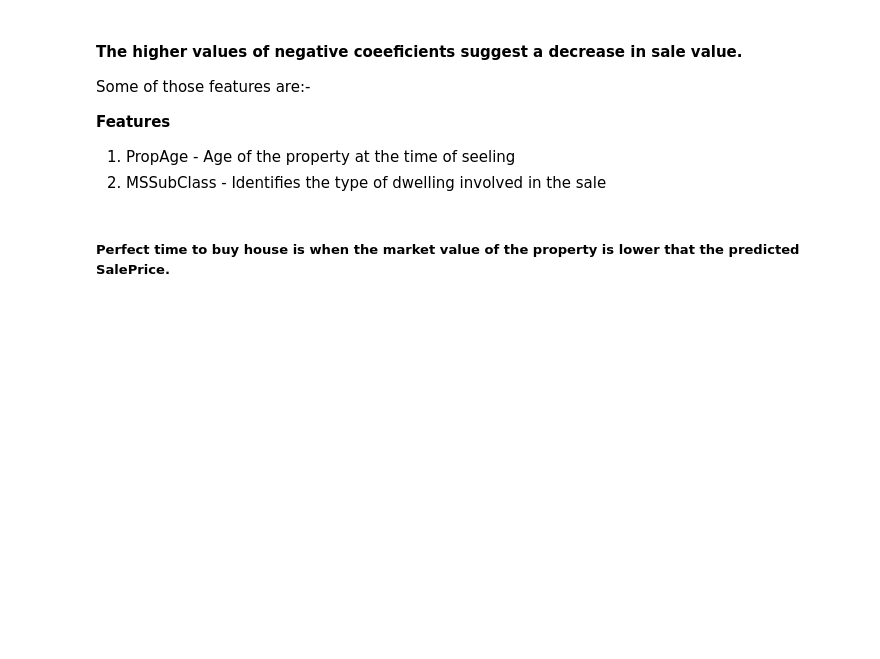
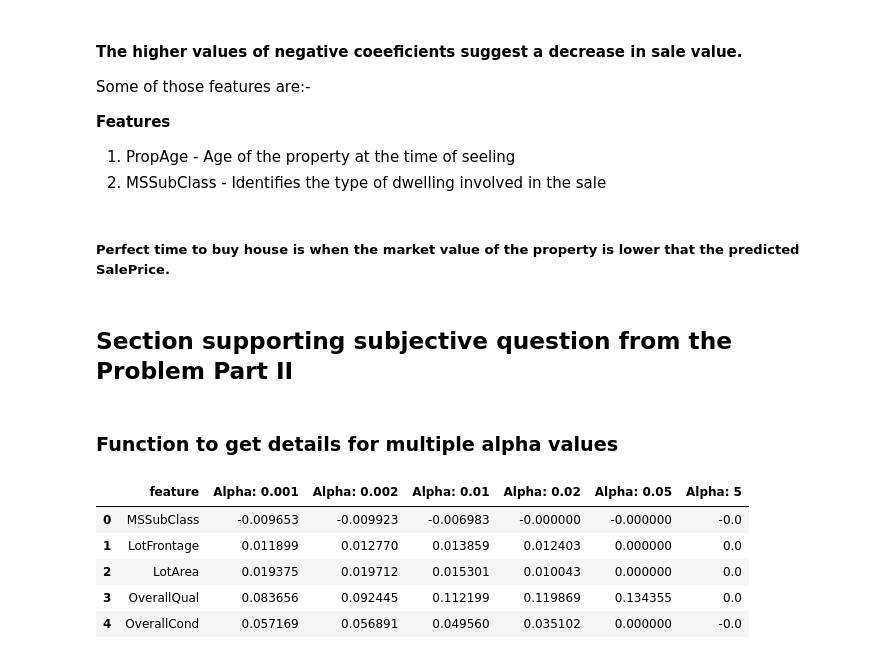
Before and after one commit to PramodKhandare/Housing-AdvanceRegression-Assignment, a Jupyter notebook: Housing_AdvanceRegression_Assignment.ipynb, the cells around one changed output. Saved outputs shown, nothing was run; the diff lists cells and outputs as text; code cells hidden in the pictures; blank space fills up the shorter version.

Commit message:
Added more details

```diff
--- a/Housing_AdvanceRegression_Assignment.ipynb
+++ b/Housing_AdvanceRegression_Assignment.ipynb
@@ -1414,3 +1414,7 @@ Some of those features are:-
 2.   MSSubClass - Identifies the type of dwelling involved in the sale
 # %% [markdown]
 ##### Perfect time to buy house is when the market value of the property is lower that the predicted SalePrice.
+# %% [markdown]
+## Section supporting subjective question from the Problem Part II
+# %% [markdown]
+### Function to get details for multiple alpha values
@@ -1416,0 +1445,9 @@ Some of those features are:-
+# %%
+lasso_df.head()
+# %% [output]
+|  | feature | Alpha: 0.001 | Alpha: 0.002 | Alpha: 0.01 | Alpha: 0.02 | Alpha: 0.05 | Alpha: 5 |
+| 0 | MSSubClass | -0.009653 | -0.009923 | -0.006983 | -0.000000 | -0.000000 | -0.0 |
+| 1 | LotFrontage | 0.011899 | 0.012770 | 0.013859 | 0.012403 | 0.000000 | 0.0 |
+| 2 | LotArea | 0.019375 | 0.019712 | 0.015301 | 0.010043 | 0.000000 | 0.0 |
+| 3 | OverallQual | 0.083656 | 0.092445 | 0.112199 | 0.119869 | 0.134355 | 0.0 |
+| 4 | OverallCond | 0.057169 | 0.056891 | 0.049560 | 0.035102 | 0.000000 | -0.0 |
```
Also changed, not shown: parts of 18 cells of this notebook, 1 other file.
